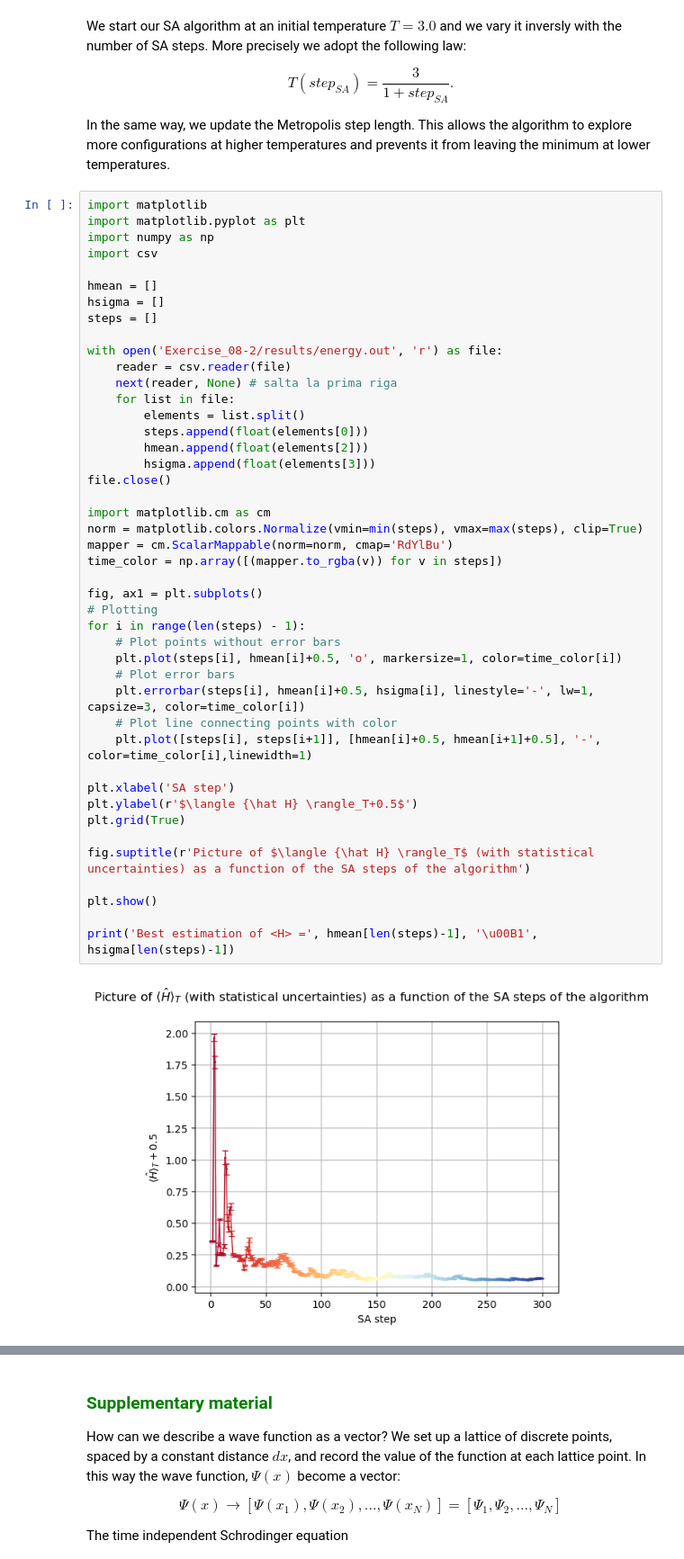
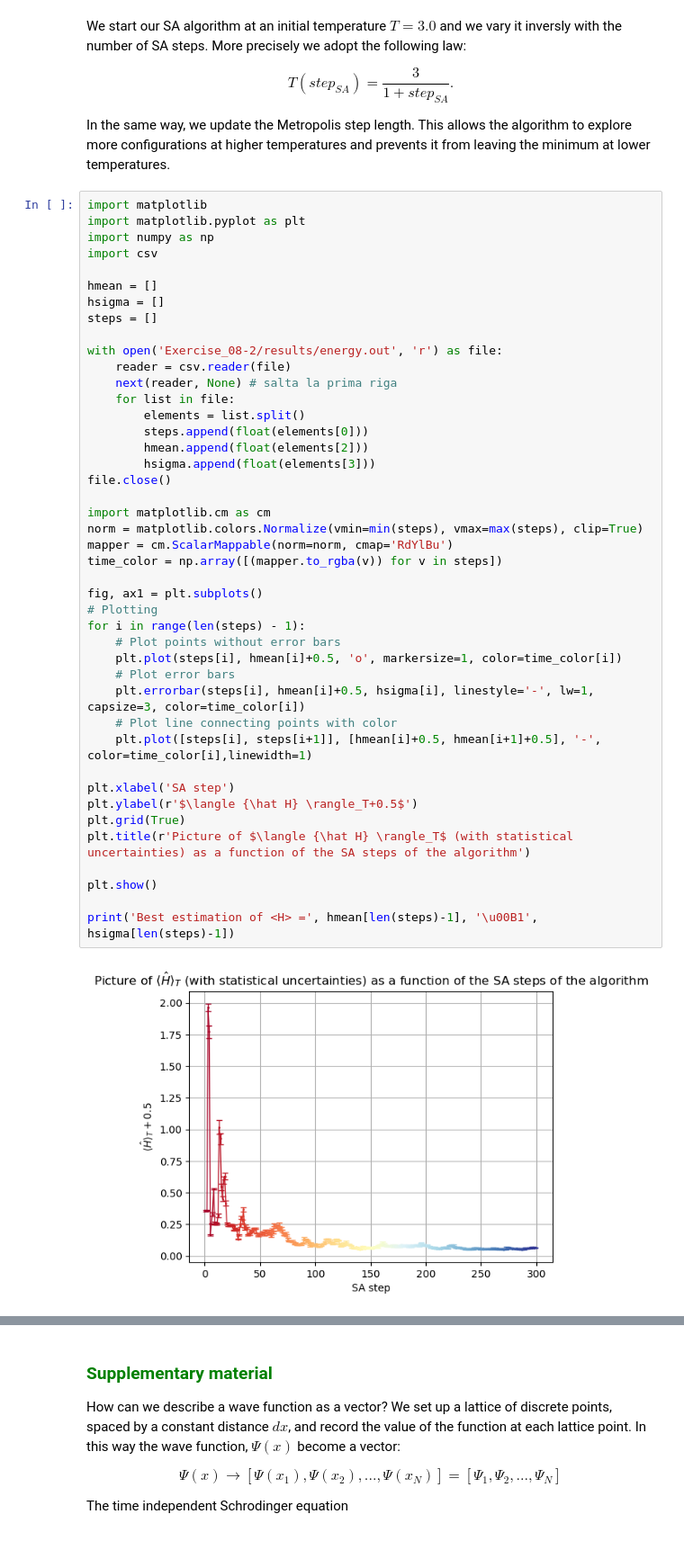
Before and after one commit to edoiannu/LSN_Exercises_Iannucci, a Jupyter notebook: Exercises_08/LSN_Exercises_08.ipynb, the cells around one changed output, grey strips where cells are left out. Shown at 90% size. Cells and saved outputs as stored; diff of their text form.

```diff
--- a/Exercises_08/LSN_Exercises_08.ipynb
+++ b/Exercises_08/LSN_Exercises_08.ipynb
@@ -77,36 +77,35 @@ with open('Exercise_08-2/results/energy.out', 'r') as file:
     for list in file:
         elements = list.split()
         steps.append(float(elements[0]))
         hmean.append(float(elements[2]))
         hsigma.append(float(elements[3]))
 file.close()
 
 import matplotlib.cm as cm
 norm = matplotlib.colors.Normalize(vmin=min(steps), vmax=max(steps), clip=True)
 mapper = cm.ScalarMappable(norm=norm, cmap='RdYlBu')
 time_color = np.array([(mapper.to_rgba(v)) for v in steps])
 
 fig, ax1 = plt.subplots()
 # Plotting
 for i in range(len(steps) - 1):
     # Plot points without error bars
     plt.plot(steps[i], hmean[i]+0.5, 'o', markersize=1, color=time_color[i])
     # Plot error bars
     plt.errorbar(steps[i], hmean[i]+0.5, hsigma[i], linestyle='-', lw=1, capsize=3, color=time_color[i])
     # Plot line connecting points with color
     plt.plot([steps[i], steps[i+1]], [hmean[i]+0.5, hmean[i+1]+0.5], '-', color=time_color[i],linewidth=1)
 
 plt.xlabel('SA step')
 plt.ylabel(r'$\langle {\hat H} \rangle_T+0.5$')
 plt.grid(True)
-
-fig.suptitle(r'Picture of $\langle {\hat H} \rangle_T$ (with statistical uncertainties) as a function of the SA steps of the algorithm')
+plt.title(r'Picture of $\langle {\hat H} \rangle_T$ (with statistical uncertainties) as a function of the SA steps of the algorithm')
 
 plt.show()
 
 print('Best estimation of <H> =', hmean[len(steps)-1], '\u00B1', hsigma[len(steps)-1])
 # %% [output]
-[figure, old version]
+[figure, new version]
 Best estimation of <H> = -0.435282 ± 0.00205795
 # %%
 mu = []
```
Also changed, not shown: parts of 3 cells of this notebook.
